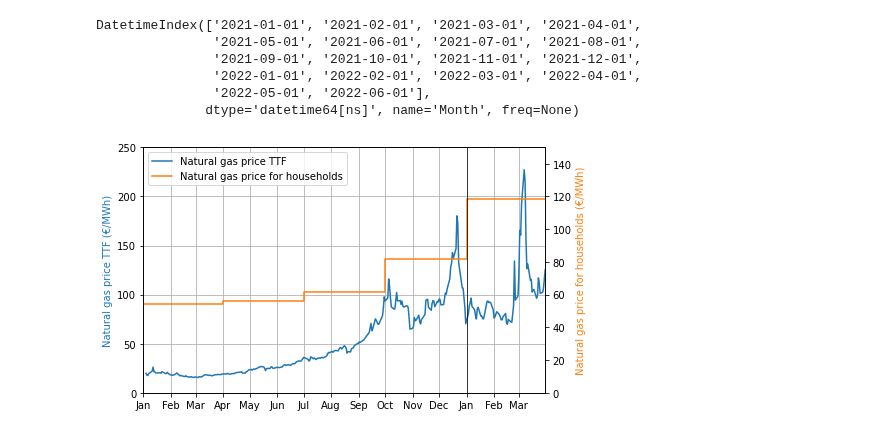
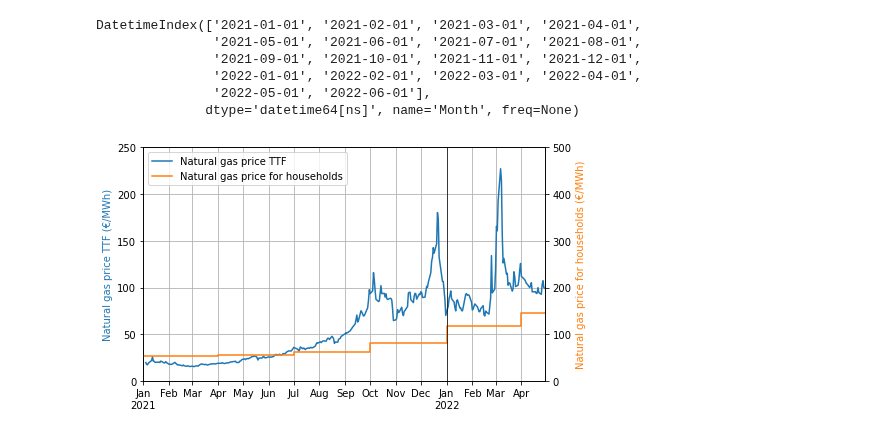
Before and after one commit to oruhnau/energy_demand, a Jupyter notebook: prices.ipynb, the cells around one changed output. Cells and saved outputs as stored; diff of their text form; code cells hidden in the pictures.

```diff
--- a/prices.ipynb
+++ b/prices.ipynb
@@ -74,30 +74,35 @@ DatetimeIndex(['2021-01-01', '2021-02-01', '2021-03-01', '2021-04-01',
 # %%
 lang = 'EN'
 fig = plt.figure(figsize=(7, 4))
 
 ax1 = fig.add_subplot(111)
 plt.grid()
 
 ax3 = ax1.twinx()
 handle3, = ax3.step(households.index, households, color='tab:orange', where='post')
 label3 = {'DE': 'Erdgaspreis für Haushalte', 'EN': 'Natural gas price for households'}[lang]
 ax3.set_ylabel(label3 + ' (€/MWh)', color='tab:orange')
-ax3.set_ylim(0, 150)
+ax3.set_ylim(0, 500)
 
 handle1, = ax1.plot(gas.index, gas)
 label1 = {'DE': 'Erdgaspreis TTF ', 'EN': 'Natural gas price TTF'}[lang]
 ax1.set_ylabel(label1 + ' (€/MWh)', color='tab:blue')
 ax1.set_ylim(0, 250)
 
 plt.axvline(pd.Timestamp(2022,1,1), color='black', linewidth=0.7)
-plt.xlim(pd.Timestamp(2021,1,1),pd.Timestamp(2022,3,31))
-X = plt.gca().xaxis
-X.set_major_locator(mdates.MonthLocator())
-X.set_major_formatter(mdates.DateFormatter('%b'))
+plt.xlim(pd.Timestamp(2021,1,1),pd.Timestamp(2022,4,30))
+#X = plt.gca().xaxis
+#X.set_major_locator(mdates.MonthLocator())
+#X.set_major_formatter(mdates.DateFormatter('%b'))
 
 ax1.legend([handle1, handle3], [label1, label3])
-
+xticks = pd.date_range('2021-01-01', '2022-05-01', freq='1m')
+ax1.set_xticks(
+    [pd.Timestamp(date.year, date.month, 1) for date in xticks],
+    [f'{date.month_name()[:3]}'+(f'\n{date.year}' if ((date.month==1) | (i==0)) else '')
+     for i, date in enumerate(xticks)]
+)
 plt.tight_layout()
 plt.savefig('prices_TTF_households.png', dpi=300)
 # %% [output]
-[figure, old version]
+[figure, new version]
```
Also changed, not shown: 6 other files.
